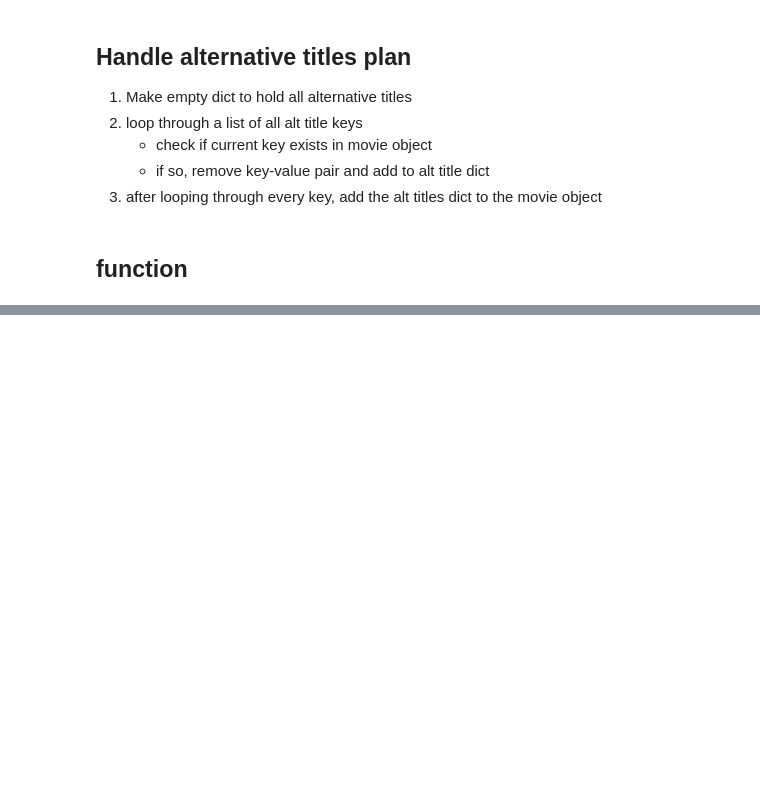
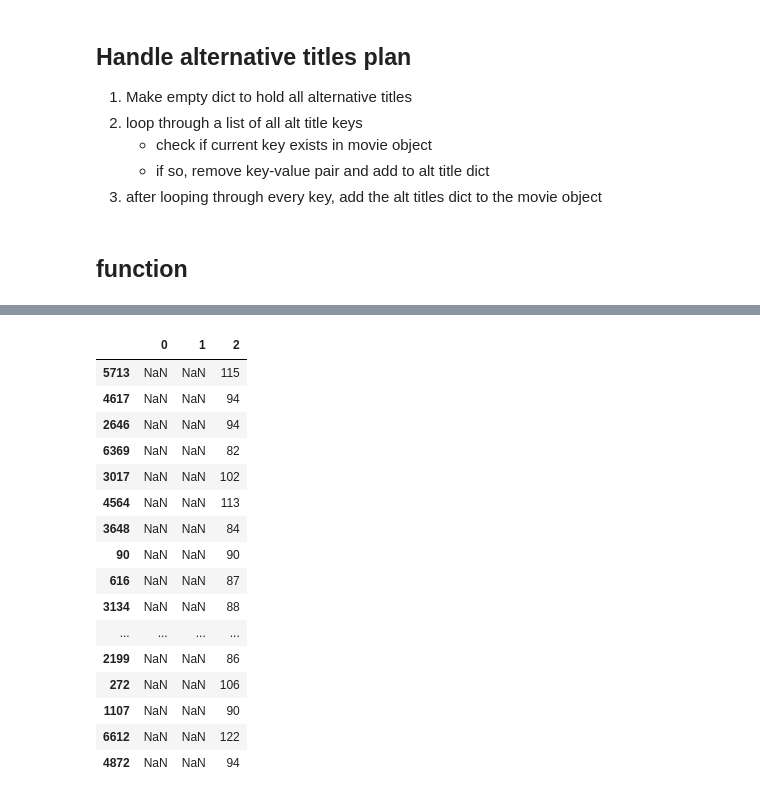
Before and after one commit to corypeacock/movies-etl, a Jupyter notebook: json_exploration.ipynb, the cells around one changed output, grey strips where cells are left out. Cells and saved outputs as stored; diff of their text form; code cells hidden in the pictures; blank space fills up the shorter version.

```diff
--- a/json_exploration.ipynb
+++ b/json_exploration.ipynb
@@ -284,0 +730,3 @@ sorted(wiki_movies_df.columns.tolist())
+# %%
+# fix/regularize release date
+release_date = wiki_movies_df['Release date'].dropna().apply(lambda x: ' '.join(x) if type(x) == list else x)
@@ -284,0 +759,5 @@ sorted(wiki_movies_df.columns.tolist())
+# %%
+wiki_movies_df['release_date'] = pd.to_datetime(release_date.str.extract(f'({date_form_one}|{date_form_two}|{date_form_three}|{date_form_four})')[0], infer_datetime_format=True)
+# %%
+# parse running time
+running_time = wiki_movies_df['Running time'].dropna().apply(lambda x: ' '.join(x) if type(x) == list else x)
@@ -284,0 +823,23 @@ sorted(wiki_movies_df.columns.tolist())
+# %%
+# extracts three cols = hours minutes minutes(if no hours listed)
+running_time_extract = running_time.str.extract(r'(\d+)\s*ho?u?r?s?\s*(\d*)|(\d+)\s*m')
+# %%
+running_time_extract
+# %% [output]
+|  | 0 | 1 | 2 |
+| 5713 | NaN | NaN | 115 |
+| 4617 | NaN | NaN | 94 |
+| 2646 | NaN | NaN | 94 |
+| 6369 | NaN | NaN | 82 |
+| 3017 | NaN | NaN | 102 |
+| 4564 | NaN | NaN | 113 |
+| 3648 | NaN | NaN | 84 |
+| 90 | NaN | NaN | 90 |
+| 616 | NaN | NaN | 87 |
+| 3134 | NaN | NaN | 88 |
+| ... | ... | ... | ... |
+| 2199 | NaN | NaN | 86 |
+| 272 | NaN | NaN | 106 |
+| 1107 | NaN | NaN | 90 |
+| 6612 | NaN | NaN | 122 |
+| 4872 | NaN | NaN | 94 |
```
Also changed, not shown: parts of 51 cells of this notebook.
